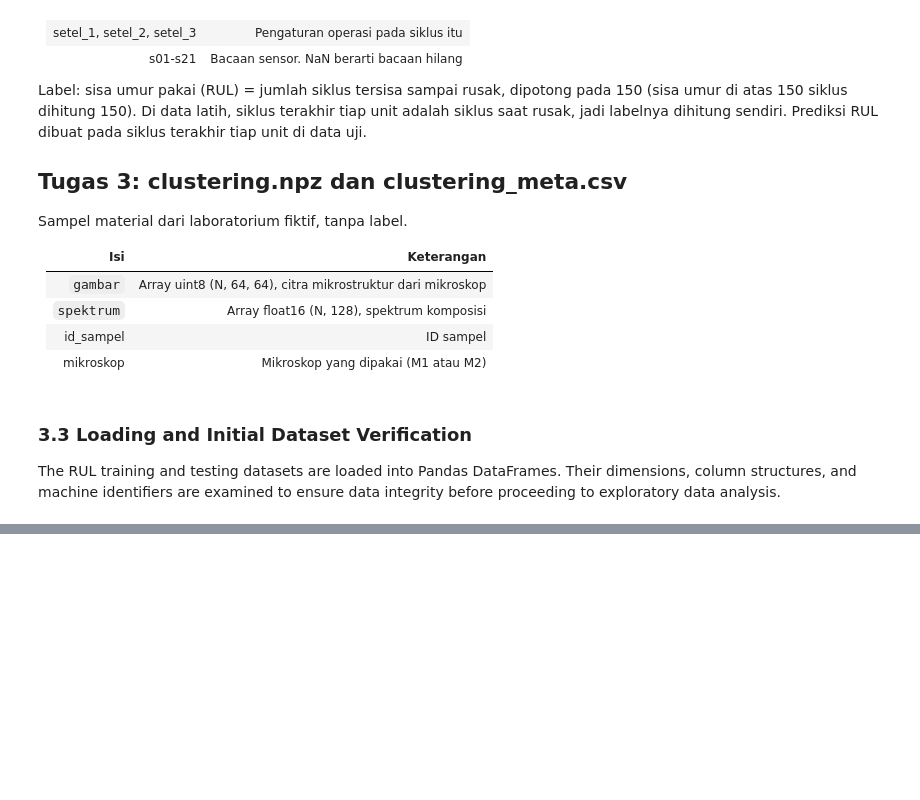
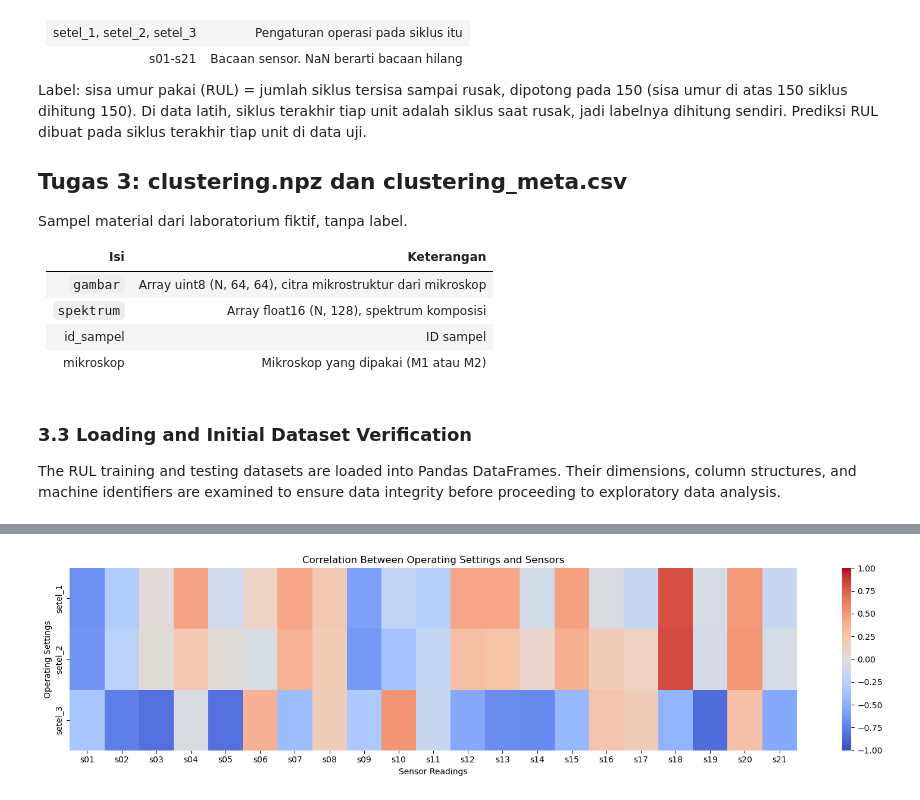
Before and after one commit to kinanpta/Deep-Learning-Midterm-Group-6, a Jupyter notebook: kode/task2_regression.ipynb, the cells around one changed output, grey strips where cells are left out. Drawn from its saved outputs; the diff is of its cells as text; code cells hidden in the pictures; blank space fills up the shorter version.

```diff
--- a/kode/task2_regression.ipynb
+++ b/kode/task2_regression.ipynb
@@ -239,0 +525,95 @@ Table 3.1 Sample Records of RUL Training Dataset
+# %%
+correlation_matrix = train[
+    setting_cols + sensor_cols
+].corr()
+
+setting_sensor_corr = correlation_matrix.loc[
+    setting_cols,
+    sensor_cols
+]
+
+plt.figure(figsize=(16, 4))
+
+sns.heatmap(
+    setting_sensor_corr,
+    cmap="coolwarm",
+    center=0,
+    vmin=-1,
+    vmax=1,
+    annot=False
+)
+
+plt.title("Correlation Between Operating Settings and Sensors")
+plt.xlabel("Sensor Readings")
+plt.ylabel("Operating Settings")
+plt.tight_layout()
+plt.show()
+
+Q1 = train[sensor_cols].quantile(0.25)
+Q3 = train[sensor_cols].quantile(0.75)
+IQR = Q3 - Q1
+
+lower_bound = Q1 - 1.5 * IQR
+upper_bound = Q3 + 1.5 * IQR
+
+outlier_mask = (
+    (train[sensor_cols] < lower_bound) |
+    (train[sensor_cols] > upper_bound)
+)
+
+valid_counts = train[sensor_cols].count()
+
+outlier_table = pd.DataFrame({
+    "Outlier Count": outlier_mask.sum(),
+    "Valid Values": valid_counts,
+    "Outlier (%)": (
+        outlier_mask.sum() / valid_counts * 100
+    )
+})
+
+print("POTENTIAL SENSOR OUTLIERS")
+display(outlier_table.round(3))
+
+sample_unit = train_cycle_stats.loc[
+    train_cycle_stats["jumlah_siklus"].idxmax(),
+    "id_unit"
+]
+
+sample_data = (
+    train[train["id_unit"] == sample_unit]
+    .sort_values("siklus")
+)
+
+top_sensors = (
+    sensor_info["Std"]
+    .dropna()
+    .nlargest(3)
+    .index.tolist()
+)
+
+fig, axes = plt.subplots(
+    len(top_sensors),
+    1,
+    figsize=(12, 8),
+    sharex=True
+)
+
+axes = np.atleast_1d(axes)
+
+for ax, sensor in zip(axes, top_sensors):
+    ax.plot(
+        sample_data["siklus"],
+        sample_data[sensor],
+        linewidth=1
+    )
+
+    ax.set_title(f"{sensor} - Machine {sample_unit}")
+    ax.set_ylabel("Sensor Value")
+
+axes[-1].set_xlabel("Operating Cycle")
+
+plt.suptitle("Sensor Readings Across Operating Cycles")
+plt.tight_layout()
+plt.show()
+# %% [output]
+[figure, added]
```
Also changed, not shown: parts of 14 cells of this notebook.
